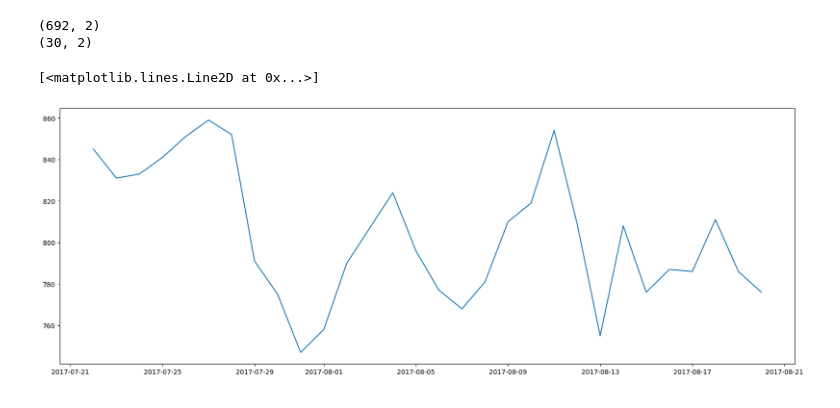
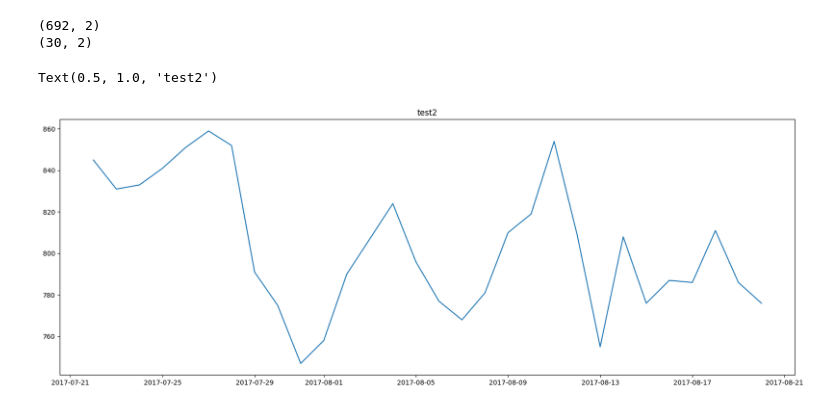
Before and after one commit to Matija-Kukic/lumen, a Jupyter notebook: data_process/total_process/Total_process.ipynb, the cells around one changed output. Drawn from its saved outputs; the diff is of its cells as text; code cells hidden in the pictures.

```diff
--- a/data_process/total_process/Total_process.ipynb
+++ b/data_process/total_process/Total_process.ipynb
@@ -150,9 +183,10 @@ print(test2.shape)
 # %%
 plt.figure(figsize=(20, 7))
 plt.plot(test2["datum"],test2["broj_gostiju"])
+plt.title("test2")
 # %% [output]
-[<matplotlib.lines.Line2D at 0x...>]
+Text(0.5, 1.0, 'test2')
-[figure, old version]
+[figure, new version]
 # %%
 plt.figure(figsize=(20, 7))
 plt.plot(train2["datum"],train2["broj_gostiju"])
```
Also changed, not shown: parts of 11 cells of this notebook.
